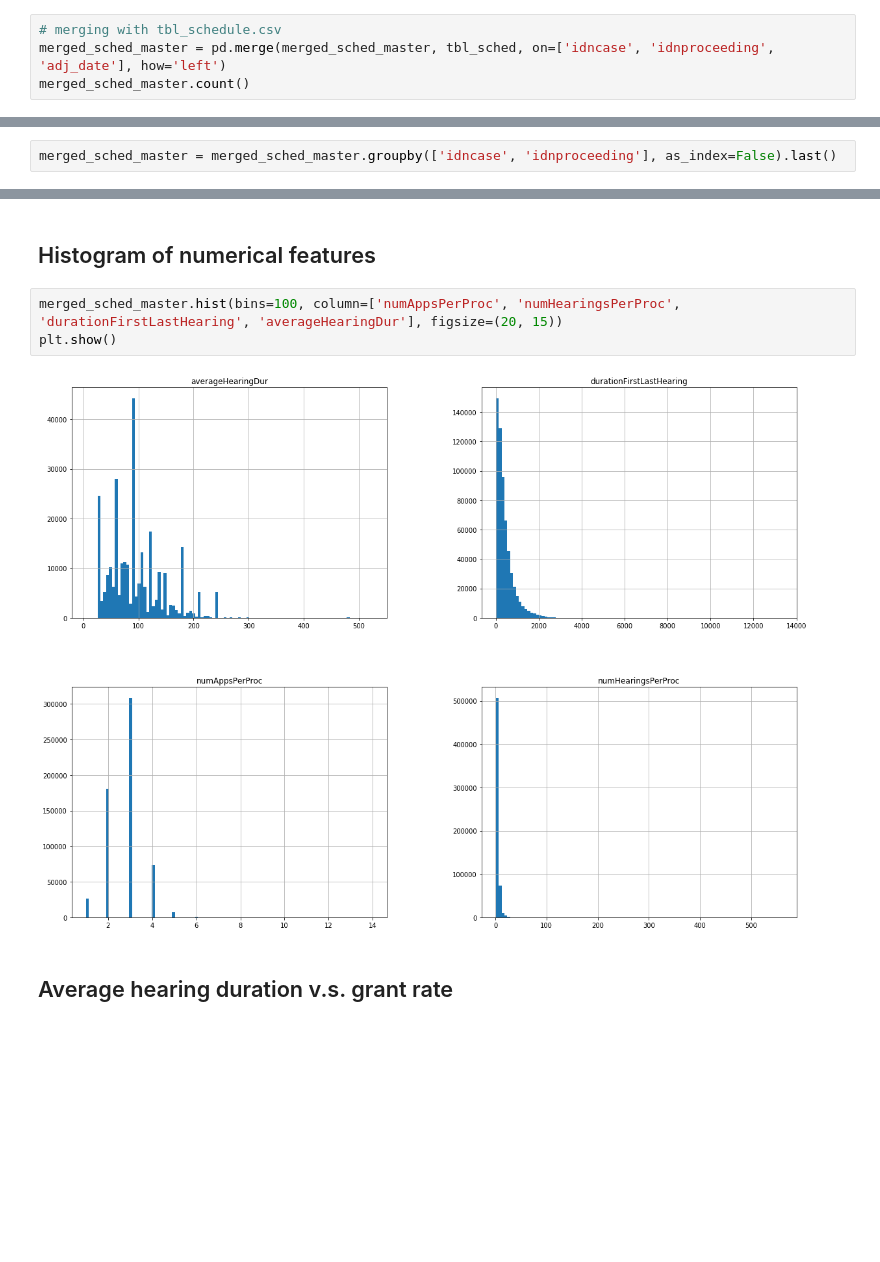
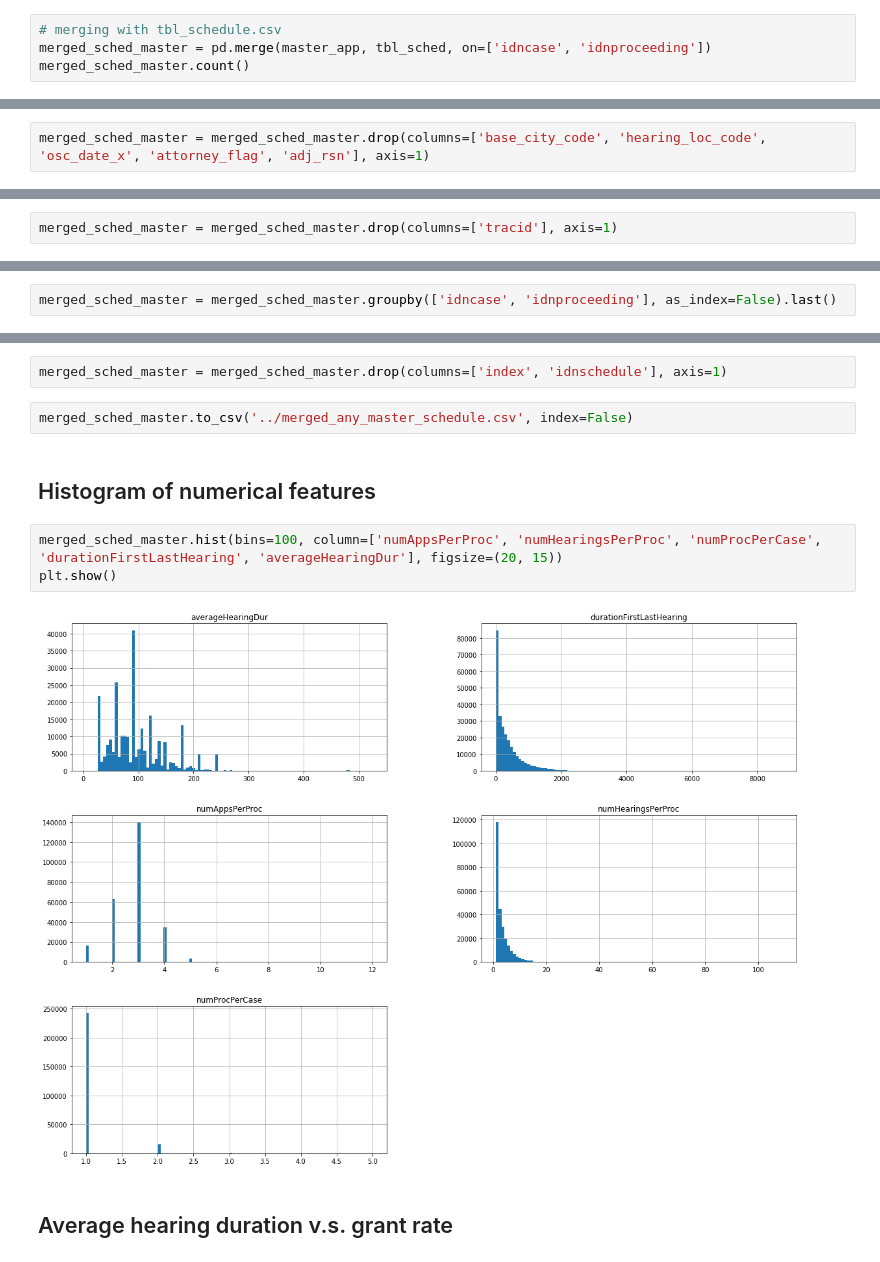
Before and after one commit to aspenyoo/refugees, a Jupyter notebook: Cleaning Schedule.ipynb, the cells around one changed output, grey strips where cells are left out. Saved outputs shown, nothing was run; the diff lists cells and outputs as text; blank space fills up the shorter version.

```diff
--- a/Cleaning Schedule.ipynb
+++ b/Cleaning Schedule.ipynb
@@ -159,5 +116,5 @@ merged_sched_master.head(5)
 # %%
 # merging with tbl_schedule.csv
-merged_sched_master = pd.merge(merged_sched_master, tbl_sched, on=['idncase', 'idnproceeding', 'adj_date'], how='left')
+merged_sched_master = pd.merge(master_app, tbl_sched, on=['idncase', 'idnproceeding'])
 merged_sched_master.count()
 # %% [output]
@@ -195,0 +138,2 @@ merged_sched_master.head(10)
+# %%
+merged_sched_master = merged_sched_master.drop(columns=['base_city_code', 'hearing_loc_code', 'osc_date_x', 'attorney_flag', 'adj_rsn'], axis=1)
@@ -195,0 +145,2 @@ merged_sched_master.head(10)
+# %%
+merged_sched_master = merged_sched_master.drop(columns=['tracid'], axis=1)
@@ -253,10 +244,14 @@ merged_sched_master = merged_sched_master.groupby(['idncase', 'idnproceeding'],
+# %%
+merged_sched_master = merged_sched_master.drop(columns=['index', 'idnschedule'], axis=1)
+# %%
+merged_sched_master.to_csv('../merged_any_master_schedule.csv', index=False)
 # %% [markdown]
 ## Histogram of numerical features
 # %%
-merged_sched_master.hist(bins=100, column=['numAppsPerProc', 'numHearingsPerProc', 'durationFirstLastHearing', 'averageHearingDur'], figsize=(20, 15))
+merged_sched_master.hist(bins=100, column=['numAppsPerProc', 'numHearingsPerProc', 'numProcPerCase', 'durationFirstLastHearing', 'averageHearingDur'], figsize=(20, 15))
 plt.show()
 # %% [output]
-[figure, old version]
+[figure, new version]
 # %% [markdown]
 ## Average hearing duration v.s. grant rate
 # %%
```
Also changed, not shown: parts of 34 cells of this notebook, 2 other files.
